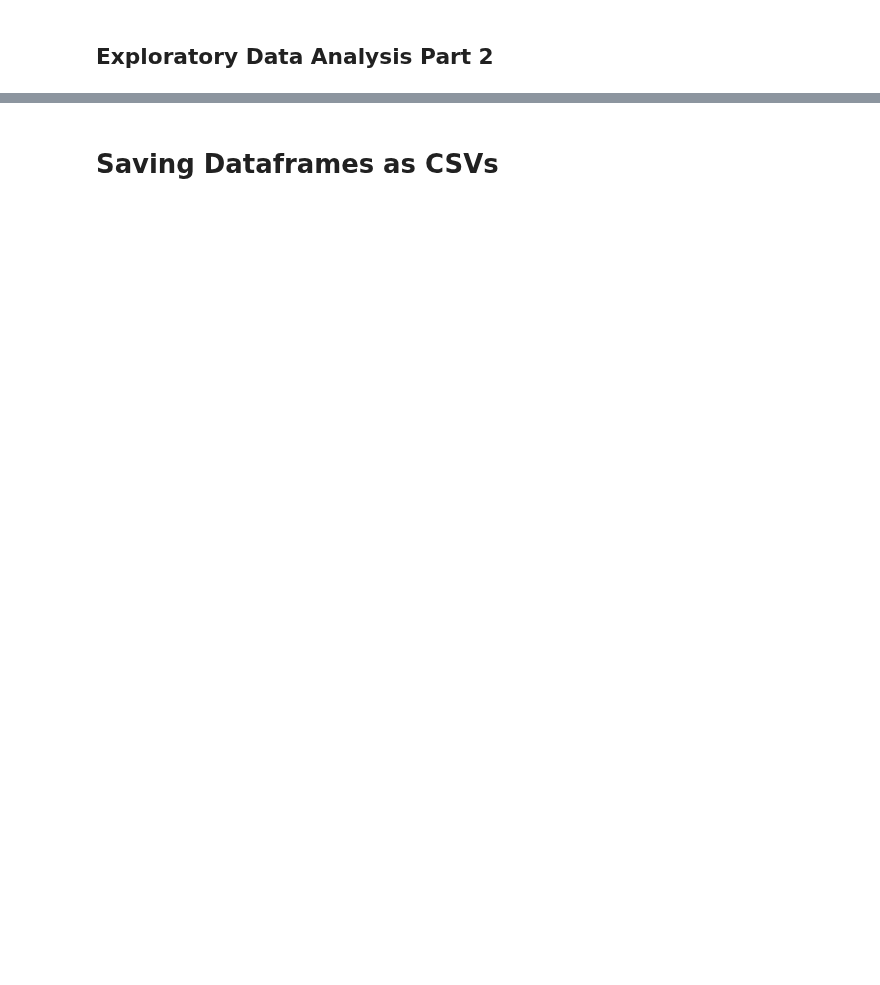
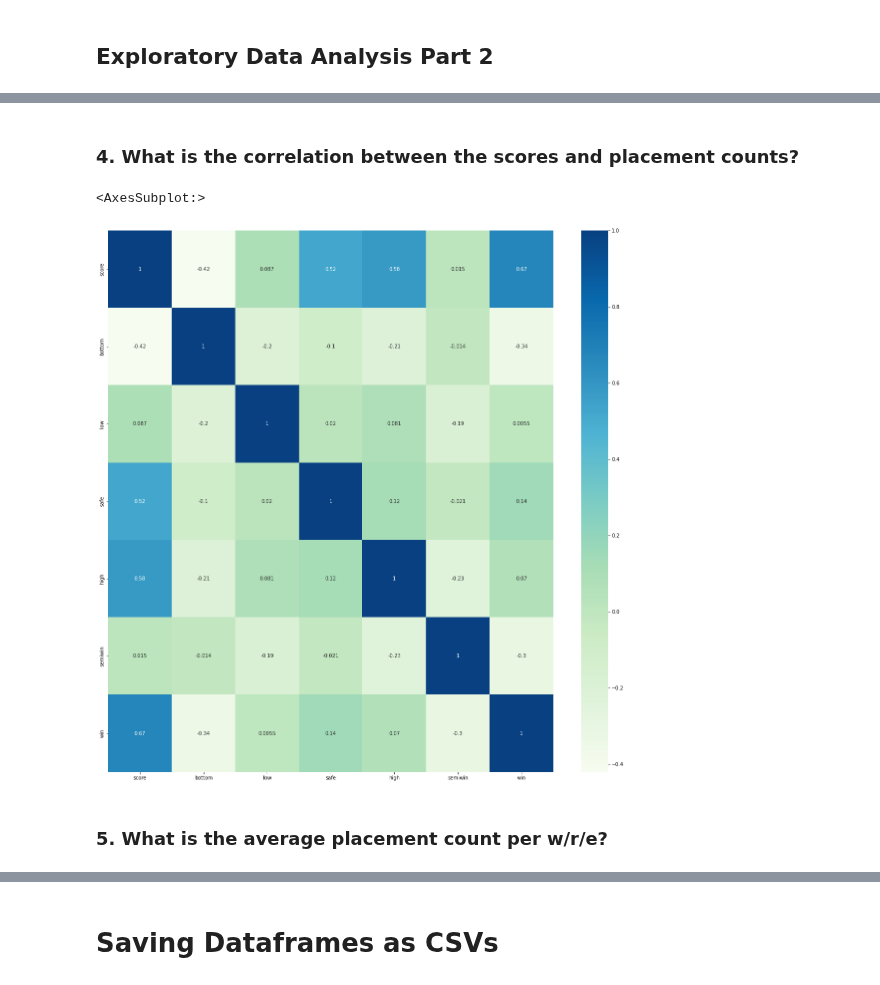
Before and after one commit to AGR-Yes/RuPauls-Drag-Race-Finalists, a Jupyter notebook: Processing.ipynb, the cells around one changed output, grey strips where cells are left out. Saved outputs shown, nothing was run; the diff lists cells and outputs as text; code cells hidden in the pictures; blank space fills up the shorter version.

```diff
--- a/Processing.ipynb
+++ b/Processing.ipynb
@@ -590,0 +600,5 @@ df_placements = df[['season', 'country', 'format', 'w/r/e', 'queen', '1', '2', '
+# %%
+df_placements = df[['season', 'country', 'format', 'w/r/e', 'queen', 'score',
+       'bottom', 'low', 'safe', 'high', 'semiwin', 'win']]
+
+df_placements.head()
@@ -612,0 +698,11 @@ df
+# %% [markdown]
+### **4. What is the correlation between the scores and placement counts?**
+# %%
+plt.figure(figsize=(20,20))
+
+sns.heatmap(df_placements.corr(), annot=True, cmap='GnBu')
+# %% [output]
+<AxesSubplot:>
+[figure, added]
+# %% [markdown]
+### **5. What is the average placement count per w/r/e?**
```
Also changed, not shown: parts of 28 cells of this notebook, 1 other file.
